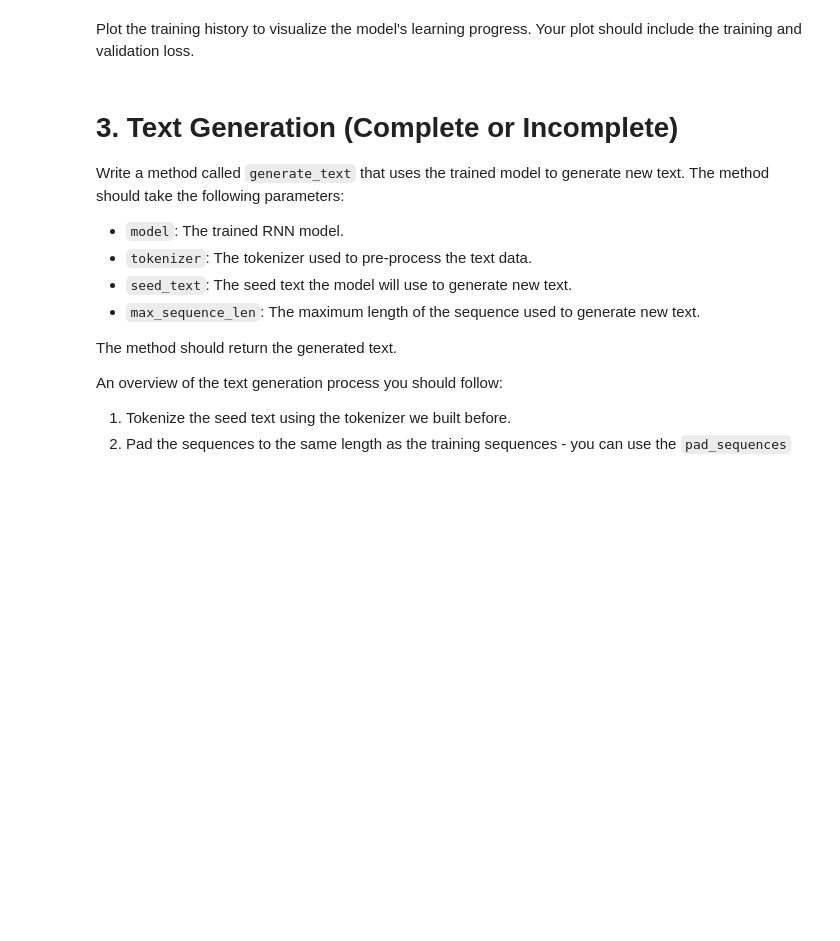
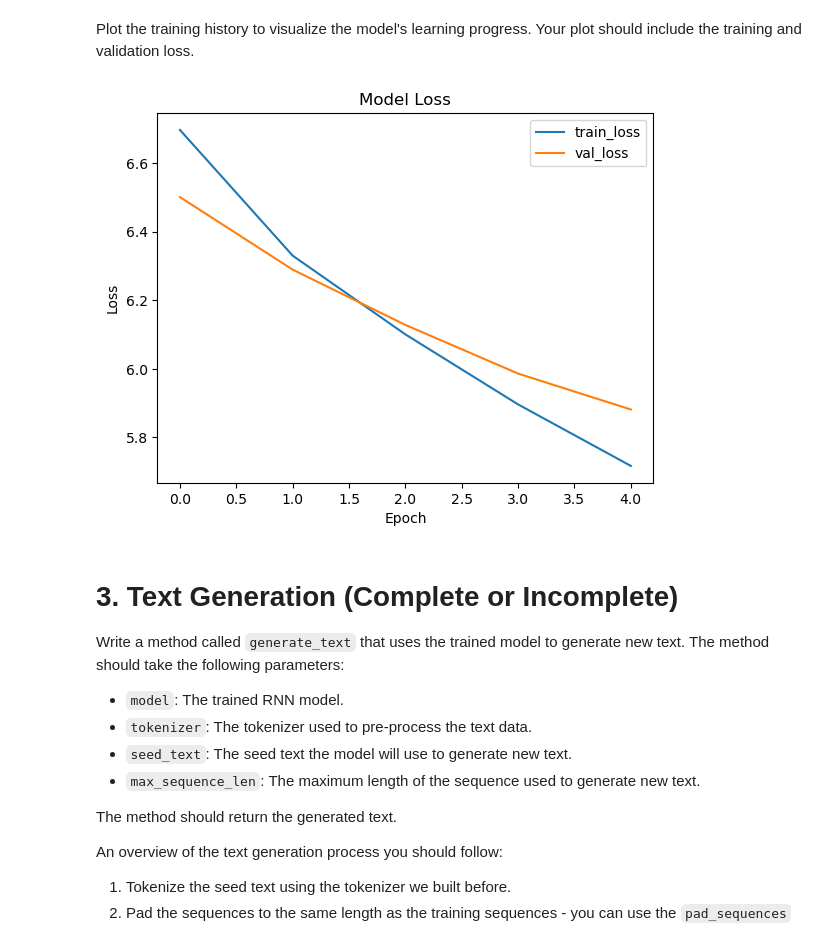
Before and after one commit to CatherineZYH/deep_learning, a Jupyter notebook: 02_activities/assignments/assignment_2.ipynb, the cells around one changed output. Cells and saved outputs as stored; diff of their text form; code cells hidden in the pictures; blank space fills up the shorter version.

```diff
--- a/02_activities/assignments/assignment_2.ipynb
+++ b/02_activities/assignments/assignment_2.ipynb
@@ -33,7 +33,7 @@ def load_dataset(file_path, fraction=1.0):
         raw_text = f.read()
     return raw_text[:int(fraction * len(raw_text))]
 
-dataset = 'shakespeare.txt' # Other options are mark_twain.txt, charles_dickens.txt
+dataset = 'shakespeare copy.txt' # Other options are mark_twain.txt, charles_dickens.txt
 
 # Load chosen dataset. NOTE: If Colab is running out of memory, change the `fraction` parameter to a value between 0 and 1 to load less data.
 text = load_dataset(dataset, fraction=0.1)
@@ -119,7 +119,7 @@ Now that the text has been tokenized, we need to create sequences the model can
 *   Use the `texts_to_sequences` method from the tokenizer to convert the text to a list of sequences of numbers.
 *   Generate the training sequences. Each training sequence should contain `SEQ_LENGTH` token IDs from the text. The target token for each sequence should be the word that follows the sequence in the text.
 # %%
-SEQ_LENGTH = 50 # Choose an appropriate sequence length
+SEQ_LENGTH = 100 # Choose an appropriate sequence length
 
 # Convert the text to a list of sequences of numbers
 sequences = tokenizer.texts_to_sequences([text])[0]
@@ -276,4 +276,5 @@ Train the model on the training data you've prepared.
 * Train your model for 5 epochs with a batch size of 128. Use the validation data for validation.
 * Store the training history in a variable called `history`.
 # %%
-# your code here
+# Train the model
+history = model.fit(X_train, y_train, epochs=5, batch_size=128, validation_data=(X_val, y_val))
@@ -281,8 +293,16 @@ Train the model on the training data you've prepared.
 Plot the training history to visualize the model's learning progress. Your plot should include the training and validation loss.
 # %%
 import matplotlib.pyplot as plt
-
-# Your code here
+# Plot training history
+plt.plot(history.history['loss'], label='train_loss')
+plt.plot(history.history['val_loss'], label='val_loss')
+plt.title('Model Loss')
+plt.xlabel('Epoch')
+plt.ylabel('Loss')
+plt.legend()
+plt.show()
+# %% [output]
+[figure, added]
 # %% [markdown]
 # 3. Text Generation (Complete or Incomplete)
 
```
Also changed, not shown: parts of 12 cells of this notebook.
